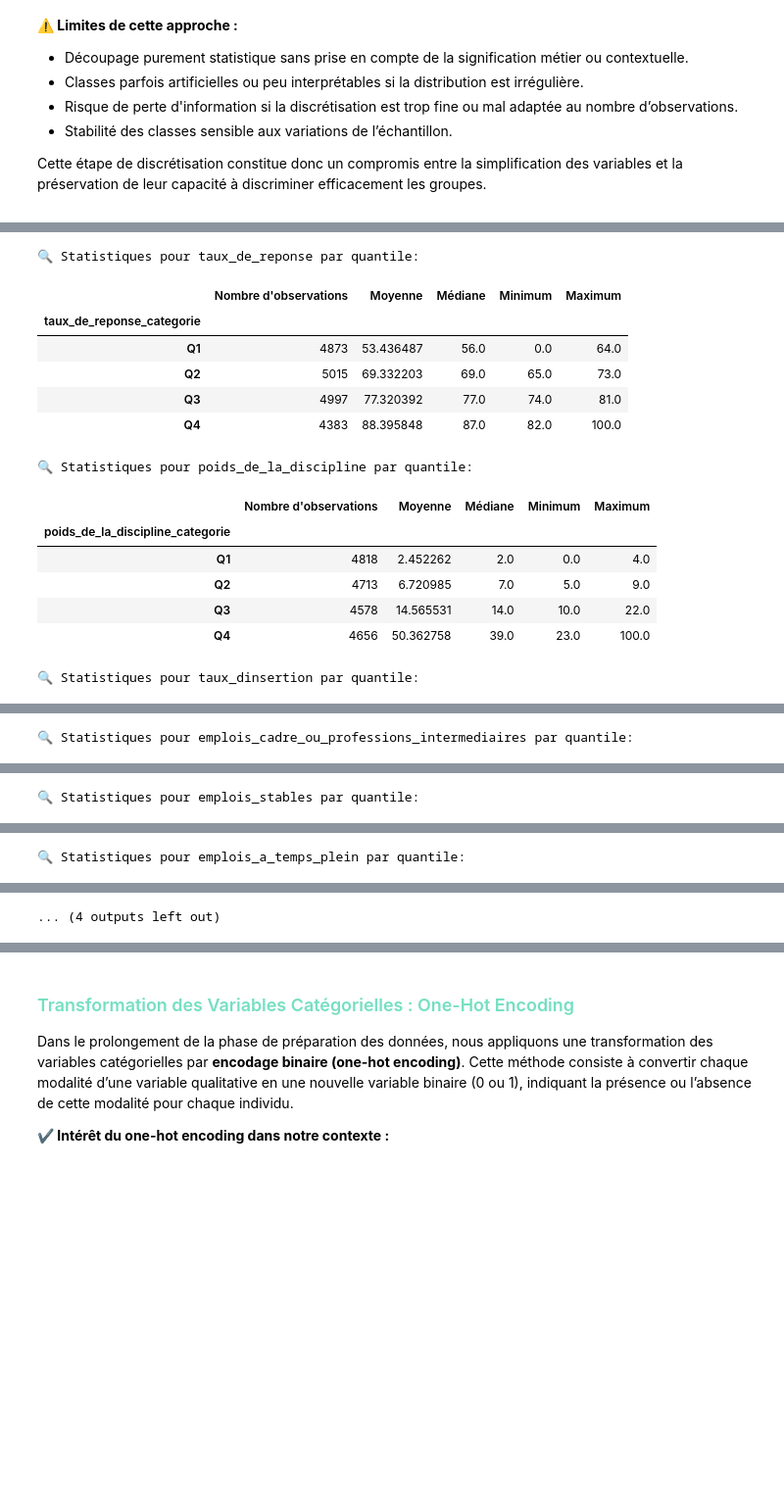
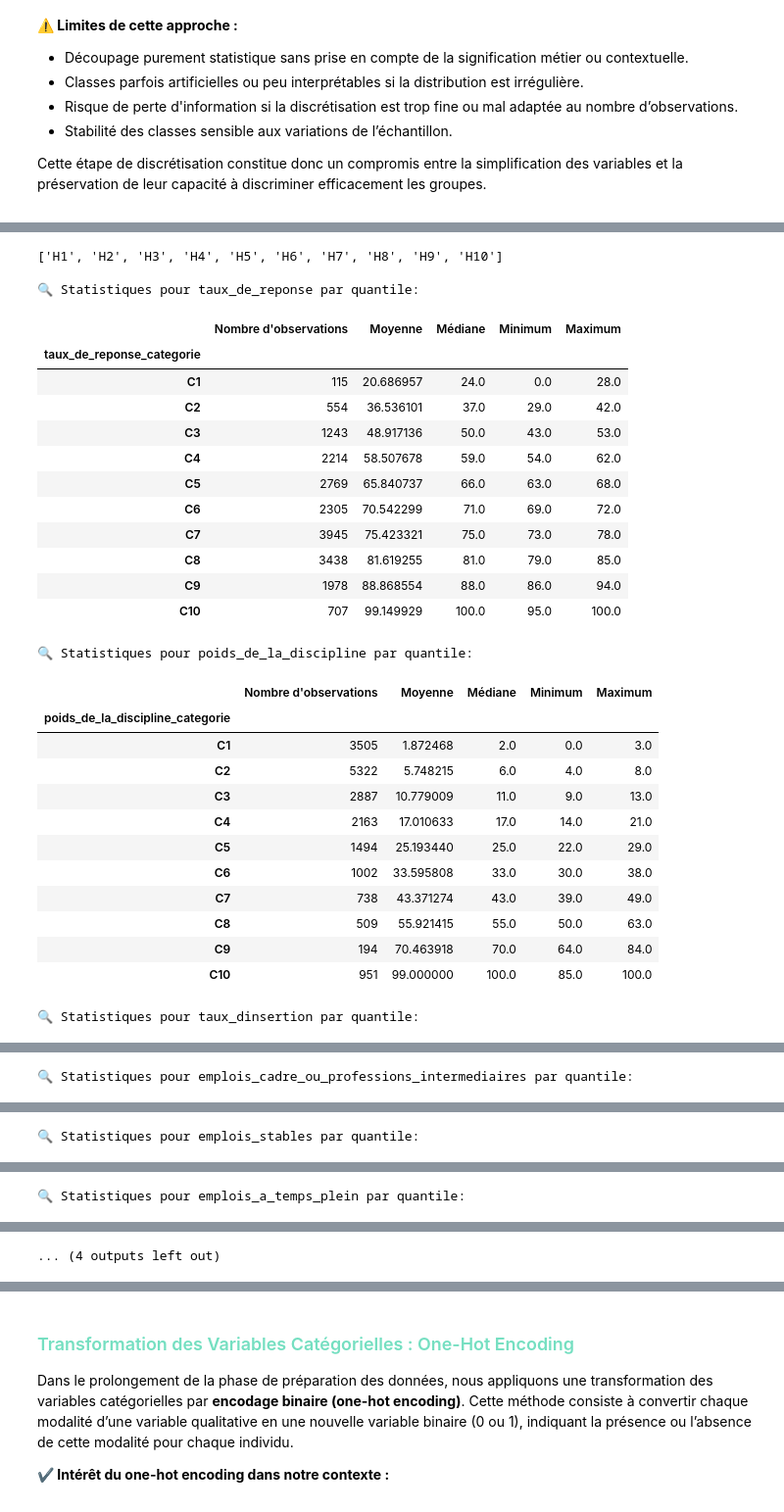
Before and after one commit to aduayom/afd-universites-france, a Jupyter notebook: main.ipynb, the cells around one changed output, grey strips where cells are left out. Shown at 98% size. Cells and saved outputs as stored; diff of their text form; code cells hidden in the pictures; blank space fills up the shorter version.

```diff
--- a/main.ipynb
+++ b/main.ipynb
@@ -185,7 +185,7 @@ Cette étape de discrétisation constitue donc un compromis entre la simplificat
 # %%
 # Créer des catégories basées sur les quartiles
 for col in variables_continues:
-    data[f'{col}_categorie'] = pd.qcut(data[col], q=4, labels=['Q1', 'Q2', 'Q3', 'Q4'])
+    data[f'{col}_categorie'] = pd.qcut(data[col], q=5, labels=['Q1', 'Q2', 'Q3', 'Q4', 'Q4'])
 
 # Sélectionner les colonnes catégorielles et les nouvelles catégories
 colonnes_categorielles = ['diplome', 'etablissement', 'discipline', 'situation'] + [f'{col}_categorie' for col in variables_continues]
@@ -205,49 +221,96 @@ display(data_categorise.head())
 # %%
 import pandas as pd
+import numpy as np
+from sklearn.cluster import KMeans
 
-# Supposons que 'variables_continues' est votre liste de colonnes numériques
+# Liste de variables continues à segmenter
 variables_continues = [
     'taux_de_reponse', 'poids_de_la_discipline', 'taux_dinsertion',
     'emplois_cadre_ou_professions_intermediaires', 'emplois_stables',
     'emplois_a_temps_plein', 'salaire_brut_annuel_estime', 'taux_de_chomage_regional'
 ]
 
-# Créer les catégories basées sur les quartiles
+# Nombre de clusters souhaité
+n_clusters = 10
+labels_ordonnés = [f'H{i+1}' for i in range(n_clusters)]
+print(labels_ordonnés)
+def clusteriser_variable_kmeans(data, col, n_clusters):
+    # Index des lignes valides (non-NaN)
+    valid_idx = data[data[col].notna()].index
+
+    # Préparer les données valides
+    x = data.loc[valid_idx, [col]].values
+
+    # Appliquer KMeans
+    kmeans = KMeans(n_clusters=n_clusters, random_state=42, n_init='auto')
+    clusters = kmeans.fit_predict(x)
+
+    # Trier les clusters selon la moyenne
+    centroids = kmeans.cluster_centers_.flatten()
+    ordre_clusters = np.argsort(centroids)
+    labels_ordonnés = [f'C{i+1}' for i in range(n_clusters)]
+    mapping = {cluster_id: labels_ordonnés[rank] for rank, cluster_id in enumerate(ordre_clusters)}
+
+    # Créer une série de résultats avec des NaN par défaut
+    result = pd.Series(index=data.index, dtype='object')
+    result.loc[valid_idx] = [mapping[c] for c in clusters]
+
+    return result
+
+
+# Appliquer à chaque variable
 for col in variables_continues:
-    data[f'{col}_categorie'] = pd.qcut(data[col], q=4, labels=['Q1', 'Q2', 'Q3', 'Q4'])
+    try:
+        data[f'{col}_categorie'] = clusteriser_variable_kmeans(data, col, n_clusters)
+    except Exception as e:
+        print(f"❌ Erreur pour la variable {col}: {e}")
 
 # Fonction pour calculer les statistiques par quantile
 def analyse_quantiles(data, variable):
     stats = data.groupby(f'{variable}_categorie')[variable].agg(
         ['count', 'mean', 'median', 'min', 'max']
     ).rename(columns={
         'count': 'Nombre d\'observations',
         'mean': 'Moyenne',
         'median': 'Médiane',
         'min': 'Minimum',
         'max': 'Maximum'
-    })
+    }).sort_values("Moyenne")  # 🔁 tri ici
     return stats
 
 # Afficher les statistiques pour chaque variable
 for col in variables_continues:
     print(f"\n🔍 Statistiques pour {col} par quantile:")
     display(analyse_quantiles(data, col))
 # %% [output]
+['H1', 'H2', 'H3', 'H4', 'H5', 'H6', 'H7', 'H8', 'H9', 'H10']
+
 🔍 Statistiques pour taux_de_reponse par quantile:
 |  | Nombre d'observations | Moyenne | Médiane | Minimum | Maximum |
 | taux_de_reponse_categorie |  |  |  |  |  |
-| Q1 | 4873 | 53.436487 | 56.0 | 0.0 | 64.0 |
-| Q2 | 5015 | 69.332203 | 69.0 | 65.0 | 73.0 |
-| Q3 | 4997 | 77.320392 | 77.0 | 74.0 | 81.0 |
-| Q4 | 4383 | 88.395848 | 87.0 | 82.0 | 100.0 |
+| C1 | 115 | 20.686957 | 24.0 | 0.0 | 28.0 |
+| C2 | 554 | 36.536101 | 37.0 | 29.0 | 42.0 |
+| C3 | 1243 | 48.917136 | 50.0 | 43.0 | 53.0 |
+| C4 | 2214 | 58.507678 | 59.0 | 54.0 | 62.0 |
+| C5 | 2769 | 65.840737 | 66.0 | 63.0 | 68.0 |
+| C6 | 2305 | 70.542299 | 71.0 | 69.0 | 72.0 |
+| C7 | 3945 | 75.423321 | 75.0 | 73.0 | 78.0 |
+| C8 | 3438 | 81.619255 | 81.0 | 79.0 | 85.0 |
+| C9 | 1978 | 88.868554 | 88.0 | 86.0 | 94.0 |
+| C10 | 707 | 99.149929 | 100.0 | 95.0 | 100.0 |
 🔍 Statistiques pour poids_de_la_discipline par quantile:
 |  | Nombre d'observations | Moyenne | Médiane | Minimum | Maximum |
 | poids_de_la_discipline_categorie |  |  |  |  |  |
-| Q1 | 4818 | 2.452262 | 2.0 | 0.0 | 4.0 |
-| Q2 | 4713 | 6.720985 | 7.0 | 5.0 | 9.0 |
-| Q3 | 4578 | 14.565531 | 14.0 | 10.0 | 22.0 |
-| Q4 | 4656 | 50.362758 | 39.0 | 23.0 | 100.0 |
+| C1 | 3505 | 1.872468 | 2.0 | 0.0 | 3.0 |
+| C2 | 5322 | 5.748215 | 6.0 | 4.0 | 8.0 |
+| C3 | 2887 | 10.779009 | 11.0 | 9.0 | 13.0 |
+| C4 | 2163 | 17.010633 | 17.0 | 14.0 | 21.0 |
+| C5 | 1494 | 25.193440 | 25.0 | 22.0 | 29.0 |
+| C6 | 1002 | 33.595808 | 33.0 | 30.0 | 38.0 |
+| C7 | 738 | 43.371274 | 43.0 | 39.0 | 49.0 |
+| C8 | 509 | 55.921415 | 55.0 | 50.0 | 63.0 |
+| C9 | 194 | 70.463918 | 70.0 | 64.0 | 84.0 |
+| C10 | 951 | 99.000000 | 100.0 | 85.0 | 100.0 |
 🔍 Statistiques pour taux_dinsertion par quantile:
 |  | Nombre d'observations | Moyenne | Médiane | Minimum | Maximum |
 | taux_dinsertion_categorie |  |  |  |  |  |
```
Also changed, not shown: parts of 4 cells of this notebook, 1 other file.
